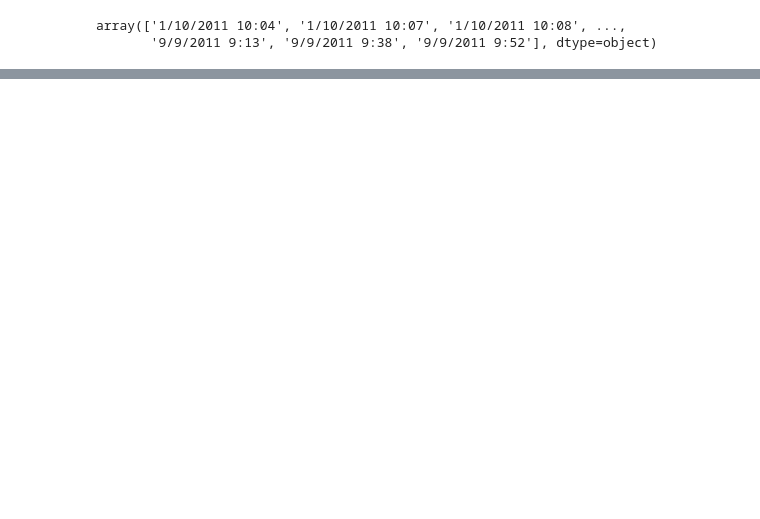
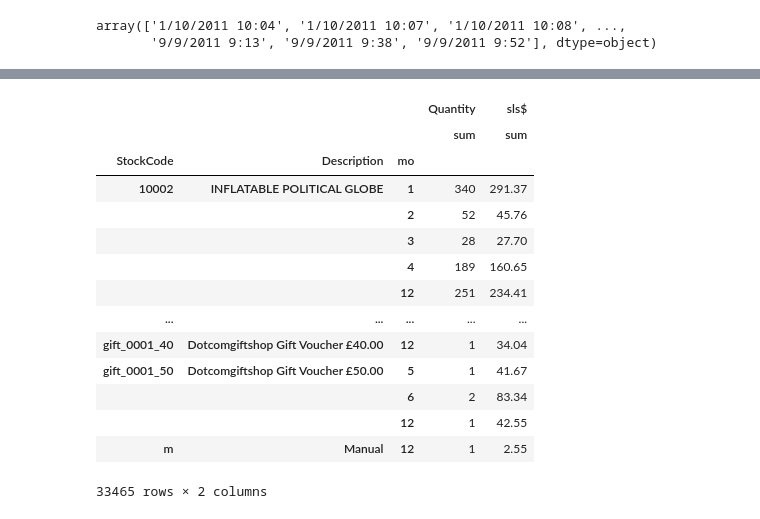
Before and after one commit to axpinkerton/projects, a Jupyter notebook: proj1nb.ipynb, the cells around one changed output, grey strips where cells are left out. Drawn from its saved outputs; the diff is of its cells as text; code cells hidden in the pictures; blank space fills up the shorter version.

```diff
--- a/proj1nb.ipynb
+++ b/proj1nb.ipynb
@@ -128,0 +208,18 @@ full.head
+# %%
+by_prod = new.groupby(['StockCode','Description','mo'])[['Quantity','sls$']].agg(['sum']).copy()
+# %% [output]
+|  |  |  | Quantity | sls$ |
+|  |  |  | sum | sum |
+| StockCode | Description | mo |  |  |
+| 10002 | INFLATABLE POLITICAL GLOBE | 1 | 340 | 291.37 |
+|  |  | 2 | 52 | 45.76 |
+|  |  | 3 | 28 | 27.70 |
+|  |  | 4 | 189 | 160.65 |
+|  |  | 12 | 251 | 234.41 |
+| ... | ... | ... | ... | ... |
+| gift_0001_40 | Dotcomgiftshop Gift Voucher £40.00 | 12 | 1 | 34.04 |
+| gift_0001_50 | Dotcomgiftshop Gift Voucher £50.00 | 5 | 1 | 41.67 |
+|  |  | 6 | 2 | 83.34 |
+|  |  | 12 | 1 | 42.55 |
+| m | Manual | 12 | 1 | 2.55 |
+33465 rows × 2 columns
```
Also changed, not shown: parts of 14 cells of this notebook, 2 other files.
